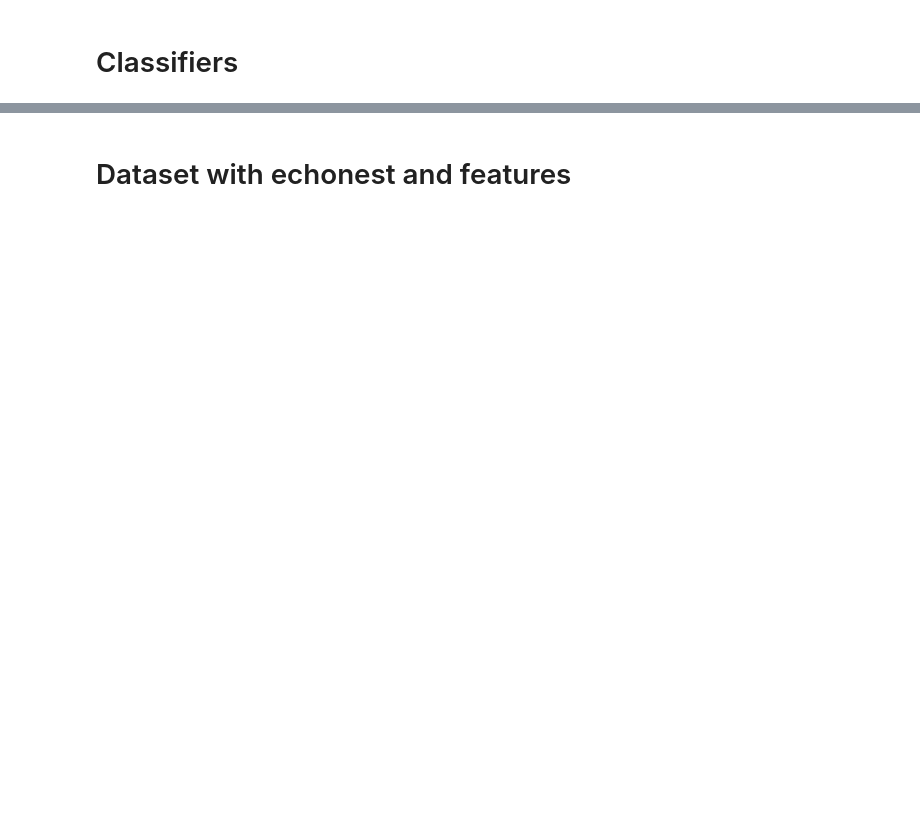
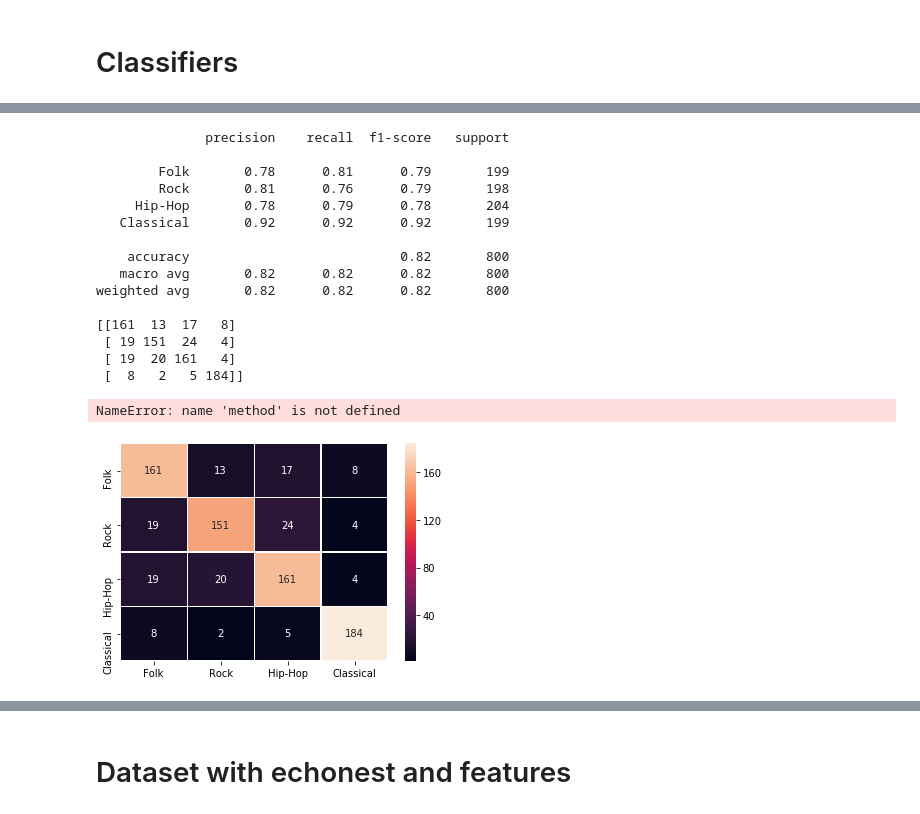
Before and after one commit to nggianno/audiovisual-technology, a Jupyter notebook: fma/Ensemblers.ipynb, the cells around one changed output, grey strips where cells are left out. Cells and saved outputs as stored; diff of their text form; code cells hidden in the pictures; blank space fills up the shorter version.

```diff
--- a/fma/Ensemblers.ipynb
+++ b/fma/Ensemblers.ipynb
@@ -133,0 +238,11 @@ plt.show()
+# %%
+model_tree = RandomForestClassifier(random_state=100, n_estimators=50)
+model_tree.fit(X_train, y_train)
+print(model_tree.feature_importances_)
+sel_model_tree = SelectFromModel(estimator=model_tree, prefit=True, threshold='mean')
+      # since we already fit the data, we specify prefit option here
+      # Features whose importance is greater or equal to the threshold are kept while the others are discarded.
+X_train_sfm_tree = sel_model_tree.transform(X_train)
+print(sel_model_tree.get_support())
+col_selRand=X.loc[:,sel_model_tree.get_support()].columns
+col_selRand
@@ -147,0 +278,6 @@ Index(['mfcc.40', 'mfcc.41', 'mfcc.42', 'mfcc.43', 'mfcc.44', 'mfcc.45',
+# %%
+X_train=X_train.drop(X_train.loc[:,:'chroma_stft.35'],axis=1)
+X_train=X_train.drop(X_train.loc[:,'tonnetz.12':],axis=1)
+X_test=X_test.drop(X_test.loc[:,:'chroma_stft.35'],axis=1)
+X_test=X_test.drop(X_test.loc[:,'tonnetz.12':],axis=1)
+X_train.columns
@@ -169,3 +295,52 @@ scores.mean()
+# %%
+from sklearn.model_selection import cross_val_score
+from sklearn.datasets import make_blobs
+from sklearn.ensemble import RandomForestClassifier
+from sklearn.ensemble import ExtraTreesClassifier
+from sklearn.model_selection import train_test_split
+from sklearn.metrics import confusion_matrix
+from sklearn import metrics
+
+
+clf = ExtraTreesClassifier(n_estimators=100, max_depth=None,min_samples_split=2, random_state=0)
+#scores = cross_val_score(clf, X_train, y_train, cv=20)
+#scores.mean()
+
+clf.fit(X_train, y_train)
+y_pred = clf.predict(X_test)
+
+cm = metrics.confusion_matrix(y_test, y_pred, labels=['Folk','Rock','Hip-Hop','Classical'])
+print(metrics.classification_report(y_test,y_pred,labels=['Folk','Rock','Hip-Hop','Classical']))
+print(cm)
+cm_df = pd.DataFrame(cm,index=['Folk','Rock','Hip-Hop','Classical'],
+                     columns=['Folk','Rock','Hip-Hop','Classical'])
+fig = plt.figure()
+ax = fig.add_subplot(111)
+sns.heatmap(cm_df, annot=True,linewidths=.2,fmt="d")
+plt.title('{0} | Accuracy:{1:.3f}'.format(method, metrics.accuracy_score(y_test, y_pred)))
+plt.ylabel('True label')
+plt.xlabel('Predicted label')
+ax.get_ylim()
+ax.set_ylim(4.4, 0) # !adjust the y limit to look better
+plt.show()
+# %% [output]
+              precision    recall  f1-score   support
+
+        Folk       0.78      0.81      0.79       199
+        Rock       0.81      0.76      0.79       198
+     Hip-Hop       0.78      0.79      0.78       204
+   Classical       0.92      0.92      0.92       199
+
+    accuracy                           0.82       800
+   macro avg       0.82      0.82      0.82       800
+weighted avg       0.82      0.82      0.82       800
+
+[[161  13  17   8]
+ [ 19 151  24   4]
+ [ 19  20 161   4]
+ [  8   2   5 184]]
+NameError: name 'method' is not defined
+[figure, added]
 # %%
 from sklearn.model_selection import cross_val_score
 from sklearn.linear_model import LogisticRegression
```
Also changed, not shown: parts of 30 cells of this notebook.
